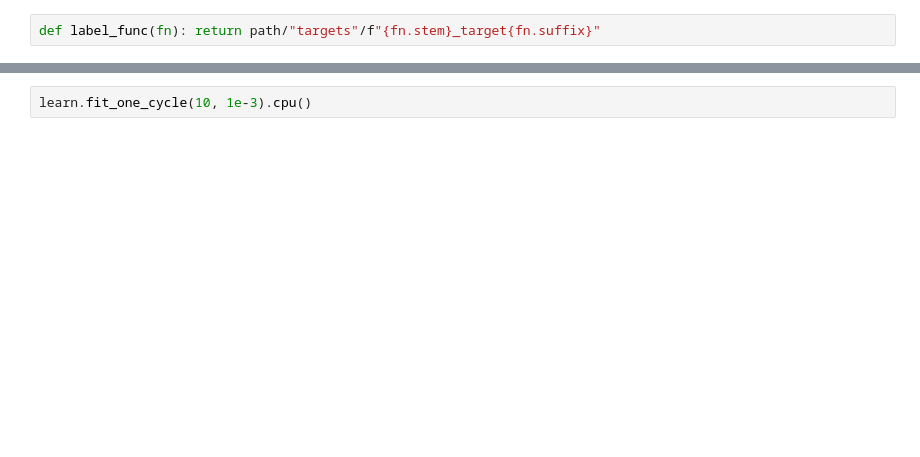
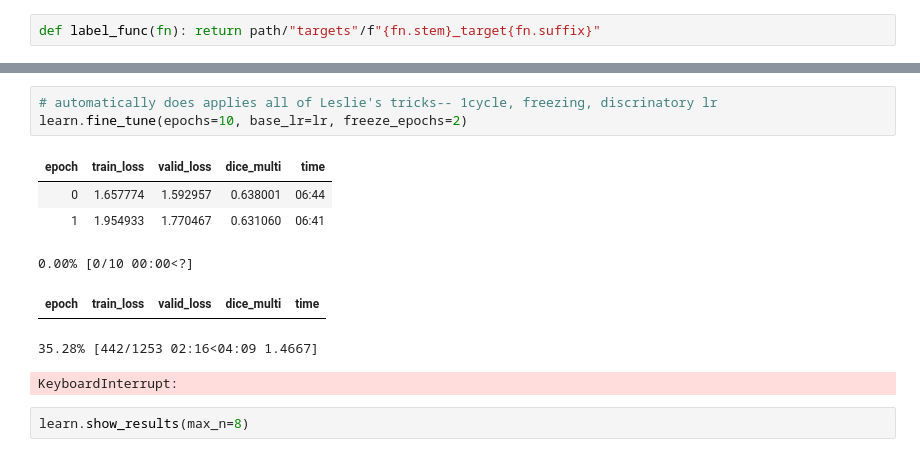
Before and after one commit to TheFoo251/earthquake_model, a Jupyter notebook: notebooks/fastai.ipynb, the cells around one changed output, grey strips where cells are left out. Cells and saved outputs as stored; diff of their text form; blank space fills up the shorter version.

```diff
--- a/notebooks/fastai.ipynb
+++ b/notebooks/fastai.ipynb
@@ -53,2 +73,13 @@ learn.summary()
 # %%
-learn.fit_one_cycle(10, 1e-3).cpu()
+# automatically does applies all of Leslie's tricks-- 1cycle, freezing, discrinatory lr
+learn.fine_tune(epochs=10, base_lr=lr, freeze_epochs=2)
+# %% [output]
+| epoch | train_loss | valid_loss | dice_multi | time |
+| 0 | 1.657774 | 1.592957 | 0.638001 | 06:44 |
+| 1 | 1.954933 | 1.770467 | 0.631060 | 06:41 |
+0.00% [0/10 00:00<?]
+| epoch | train_loss | valid_loss | dice_multi | time |
+35.28% [442/1253 02:16<04:09 1.4667]
+KeyboardInterrupt:
+# %%
+learn.show_results(max_n=8)
```
Also changed, not shown: parts of 14 cells of this notebook, 2 other files.
